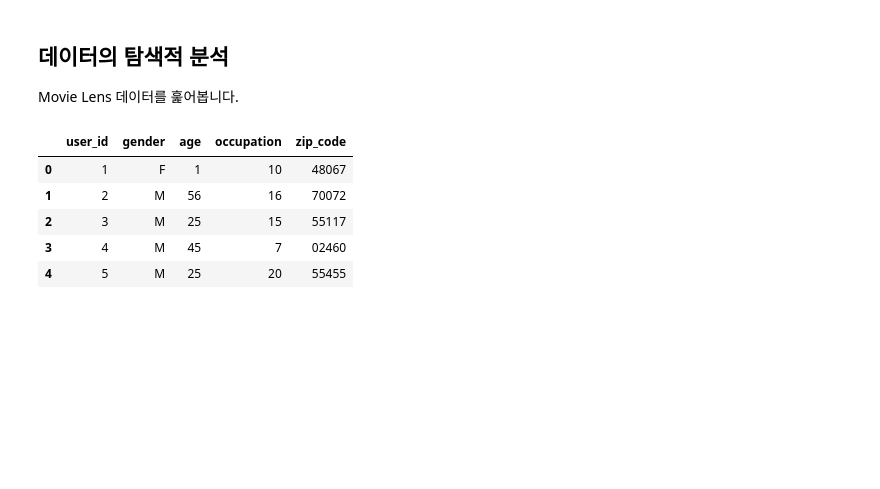
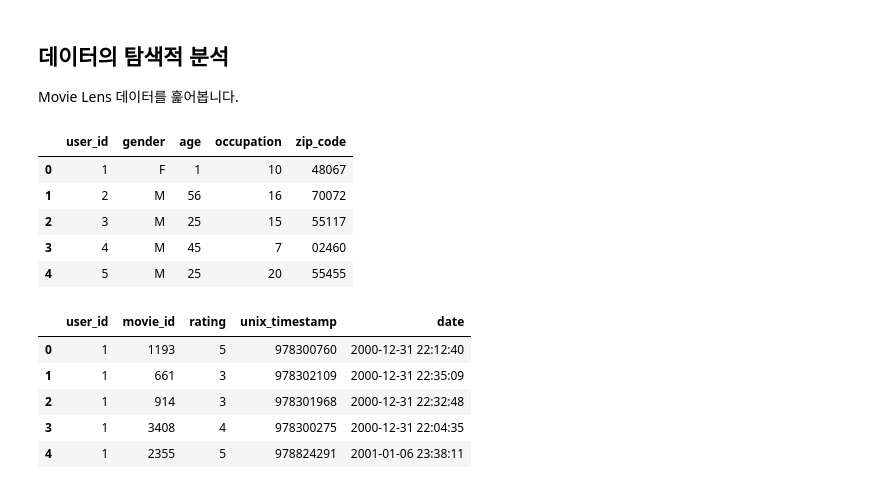
Before and after one commit to ivorycirrus/writing, a Jupyter notebook: laboratory/machine_learning/movielens/movielens_1m.ipynb, the cells around one changed output. Saved outputs shown, nothing was run; the diff lists cells and outputs as text; code cells hidden in the pictures; blank space fills up the shorter version.

```diff
--- a/laboratory/machine_learning/movielens/movielens_1m.ipynb
+++ b/laboratory/machine_learning/movielens/movielens_1m.ipynb
@@ -21,3 +22,16 @@ users.head()
 | 2 | 3 | M | 25 | 15 | 55117 |
 | 3 | 4 | M | 45 | 7 | 02460 |
 | 4 | 5 | M | 25 | 20 | 55455 |
+# %%
+# 평점 정보 가져오기
+r_cols = ['user_id', 'movie_id', 'rating', 'unix_timestamp']
+ratings = pd.read_csv('ml-1m/ratings.dat', sep='::', names=r_cols, header=None, engine='python')
+ratings['date'] = pd.to_datetime(ratings['unix_timestamp'],unit='s')
+ratings.head()
+# %% [output]
+|  | user_id | movie_id | rating | unix_timestamp | date |
+| 0 | 1 | 1193 | 5 | 978300760 | 2000-12-31 22:12:40 |
+| 1 | 1 | 661 | 3 | 978302109 | 2000-12-31 22:35:09 |
+| 2 | 1 | 914 | 3 | 978301968 | 2000-12-31 22:32:48 |
+| 3 | 1 | 3408 | 4 | 978300275 | 2000-12-31 22:04:35 |
+| 4 | 1 | 2355 | 5 | 978824291 | 2001-01-06 23:38:11 |
```
Also changed, not shown: parts of 8 cells of this notebook.
